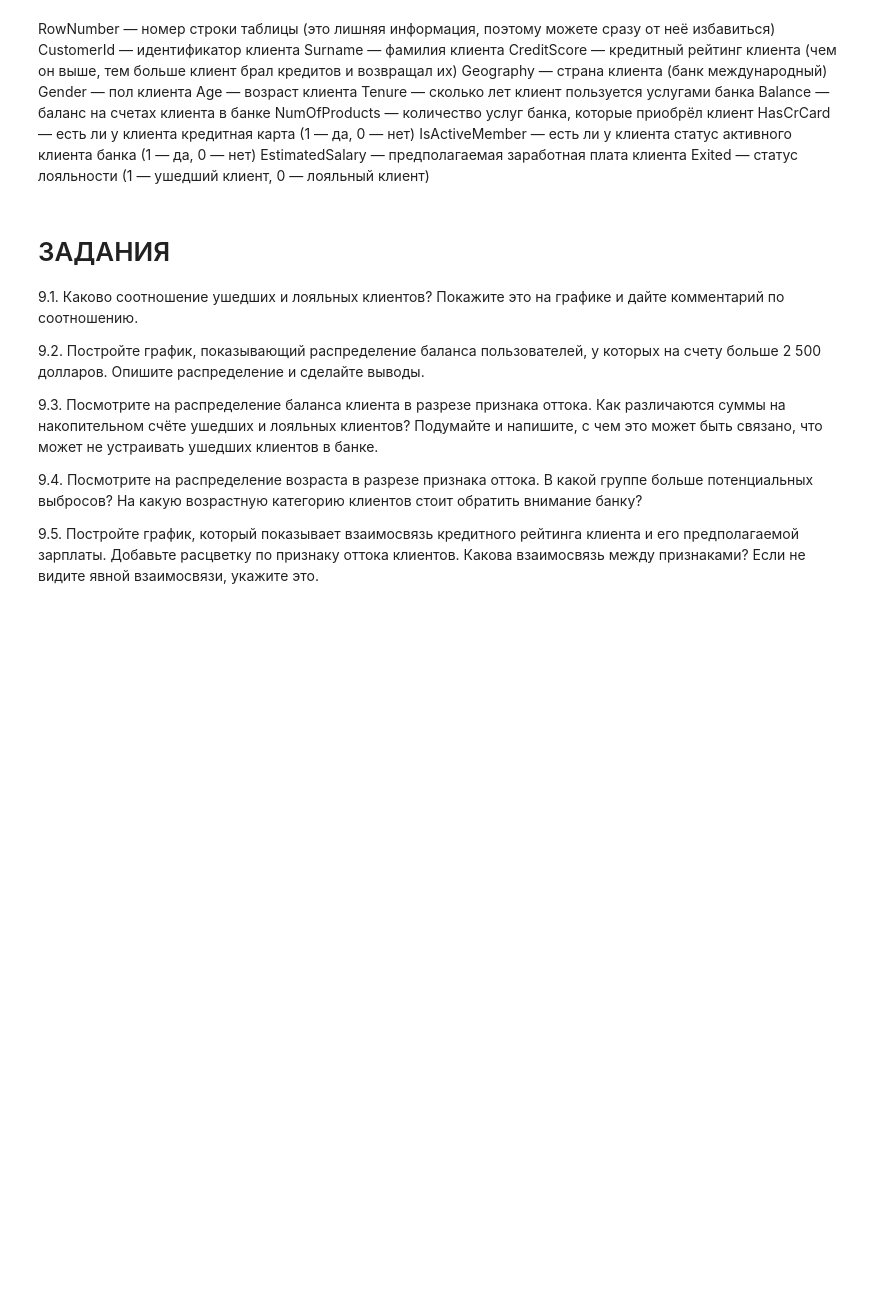
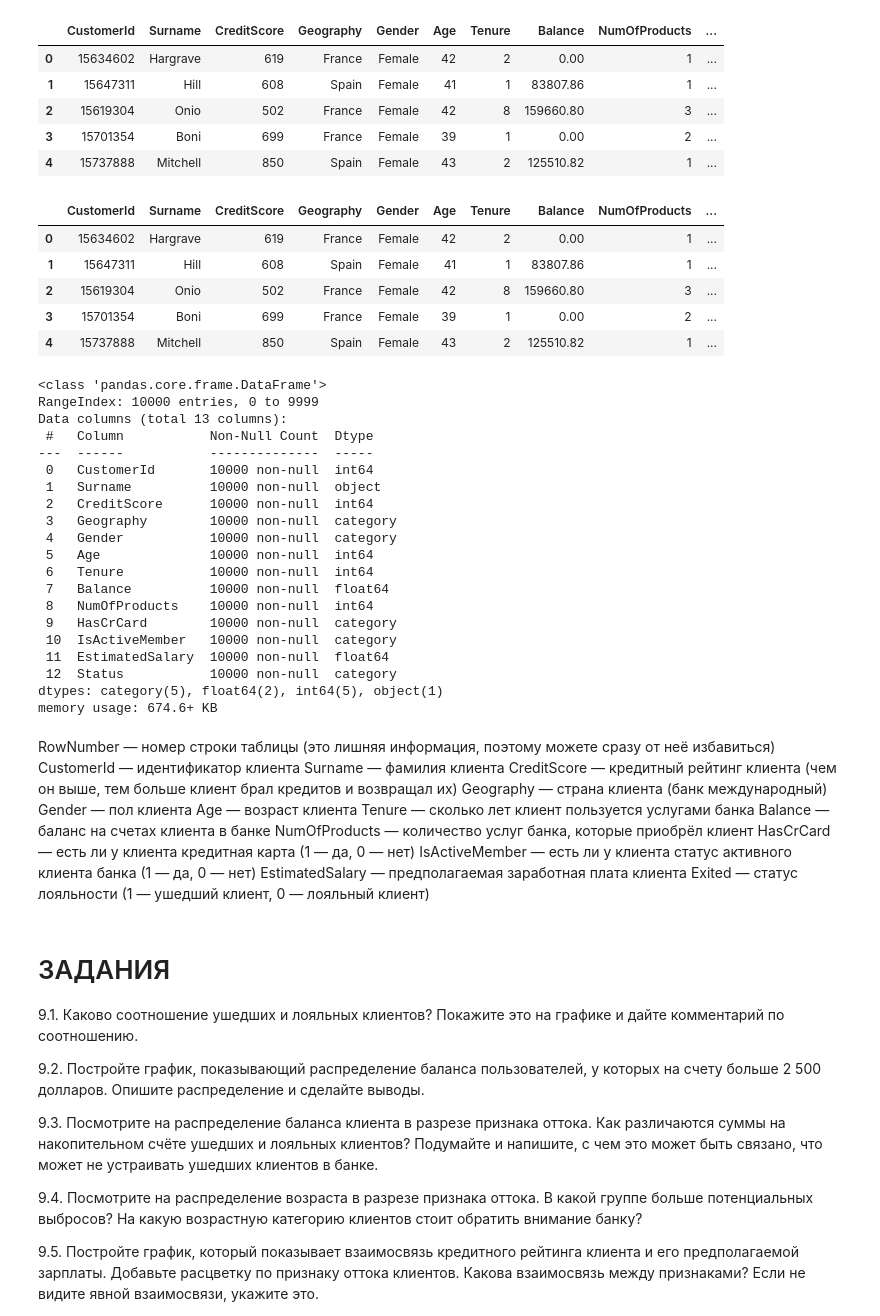
Before and after one commit to Dekoz3/VS_code, a Jupyter notebook: Задания Skillfactory/PY13/PY13 visualization practice.ipynb, the cells around one changed output. Saved outputs shown, nothing was run; the diff lists cells and outputs as text; code cells hidden in the pictures; blank space fills up the shorter version.

```diff
--- a/Задания Skillfactory/PY13/PY13 visualization practice.ipynb
+++ b/Задания Skillfactory/PY13/PY13 visualization practice.ipynb
@@ -27,11 +28,52 @@ with r, zipfile.ZipFile(io.BytesIO(r.content)) as archive:
 # %%
 churn_data = pd.read_csv('data/churn.csv')
 churn_data = churn_data.drop(labels='RowNumber', axis=1)
-churn_data.head()
+display(churn_data.head())
+# move to category type
 categories = ['Exited', 'IsActiveMember', 'HasCrCard', 'Gender', 'Geography']
-
 for column in categories:
     churn_data[column] = churn_data[column].astype('category')
+
+# Exited status change to loyle & lost clients
+churn_data['Exited'] = churn_data['Exited'].apply(lambda x: 'Лояльные клиенты' if x == 1 else 'Ушедшие клиенты')
+churn_data['Status'] = churn_data['Exited']
+churn_data = churn_data.drop('Exited', axis=1)
+display(churn_data.head())
+
+churn_data.info()
+# %% [output]
+|  | CustomerId | Surname | CreditScore | Geography | Gender | Age | Tenure | Balance | NumOfProducts | ... |
+| 0 | 15634602 | Hargrave | 619 | France | Female | 42 | 2 | 0.00 | 1 | ... |
+| 1 | 15647311 | Hill | 608 | Spain | Female | 41 | 1 | 83807.86 | 1 | ... |
+| 2 | 15619304 | Onio | 502 | France | Female | 42 | 8 | 159660.80 | 3 | ... |
+| 3 | 15701354 | Boni | 699 | France | Female | 39 | 1 | 0.00 | 2 | ... |
+| 4 | 15737888 | Mitchell | 850 | Spain | Female | 43 | 2 | 125510.82 | 1 | ... |
+|  | CustomerId | Surname | CreditScore | Geography | Gender | Age | Tenure | Balance | NumOfProducts | ... |
+| 0 | 15634602 | Hargrave | 619 | France | Female | 42 | 2 | 0.00 | 1 | ... |
+| 1 | 15647311 | Hill | 608 | Spain | Female | 41 | 1 | 83807.86 | 1 | ... |
+| 2 | 15619304 | Onio | 502 | France | Female | 42 | 8 | 159660.80 | 3 | ... |
+| 3 | 15701354 | Boni | 699 | France | Female | 39 | 1 | 0.00 | 2 | ... |
+| 4 | 15737888 | Mitchell | 850 | Spain | Female | 43 | 2 | 125510.82 | 1 | ... |
+<class 'pandas.core.frame.DataFrame'>
+RangeIndex: 10000 entries, 0 to 9999
+Data columns (total 13 columns):
+ #   Column           Non-Null Count  Dtype
+---  ------           --------------  -----
+ 0   CustomerId       10000 non-null  int64
+ 1   Surname          10000 non-null  object
+ 2   CreditScore      10000 non-null  int64
+ 3   Geography        10000 non-null  category
+ 4   Gender           10000 non-null  category
+ 5   Age              10000 non-null  int64
+ 6   Tenure           10000 non-null  int64
+ 7   Balance          10000 non-null  float64
+ 8   NumOfProducts    10000 non-null  int64
+ 9   HasCrCard        10000 non-null  category
+ 10  IsActiveMember   10000 non-null  category
+ 11  EstimatedSalary  10000 non-null  float64
+ 12  Status           10000 non-null  category
+dtypes: category(5), float64(2), int64(5), object(1)
+memory usage: 674.6+ KB
 # %% [markdown]
 RowNumber — номер строки таблицы (это лишняя информация, поэтому можете сразу от неё избавиться)
 CustomerId — идентификатор клиента
```
Also changed, not shown: parts of 10 cells of this notebook.
